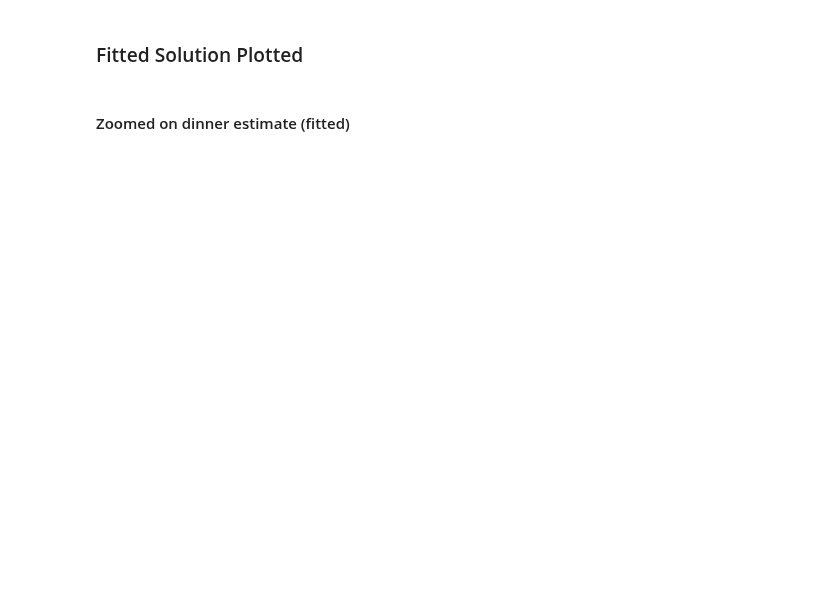
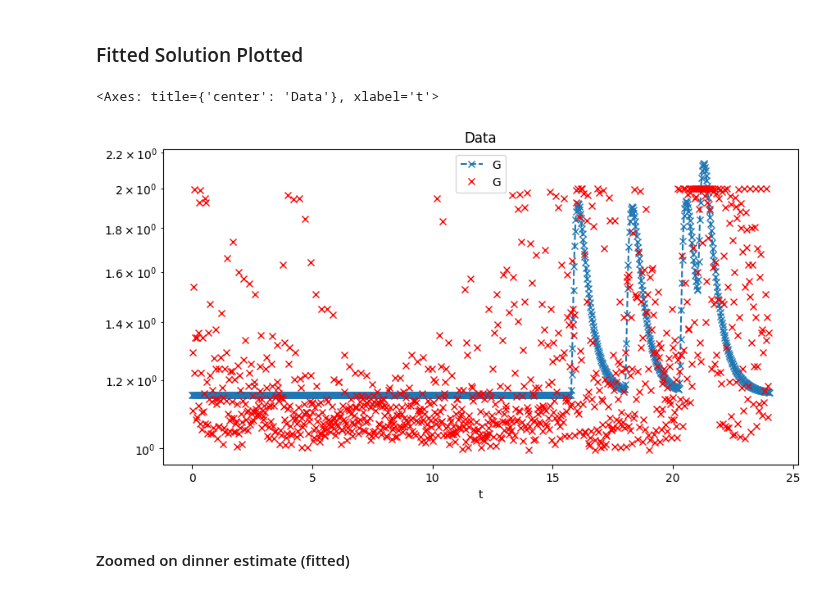
Before and after one commit to pfun-health/pfun-cma-model, a Jupyter notebook: examples/notebooks/cma-model-modular-demos.ipynb, the cells around one changed output. Cells and saved outputs as stored; diff of their text form; code cells hidden in the pictures; blank space fills up the shorter version.

```diff
--- a/examples/notebooks/cma-model-modular-demos.ipynb
+++ b/examples/notebooks/cma-model-modular-demos.ipynb
@@ -49,14 +115,7 @@ ax.get_figure()
 ### Raw fit result (solution)
 # %%
 print('model fit result')
-result = fit_model(
-    df,
-    tm_freq='1h',
-    curve_fit_kwds={
-        'ftol': 1e-18,
-        'xtol': 1e-18,
-        'method': 'L-BFGS-B',
-        })
+result = fit_model(data=df_formatted, tcol='time', tm_freq='45min')
 print(result.soln.shape)
 print(result)
 print()
@@ -86,15 +185,27 @@ print(params.generate_markdown_table())
 # %% [markdown]
 ### Fitted Solution Plotted
 # %%
-result.soln.plot(
+ax = result.soln.plot(
     x='t',
     y=['G'],
     title='Model Fit Result',
     figsize=(10, 5),
-    linestyle='',
+    linestyle='--',
     marker='x',
     logy=True
 )
+result.formatted_data.plot(
+    x='t',
+    y=['G'],
+    ax=ax,
+    linestyle='',
+    marker='x',
+    color='red',
+    title='Data',
+)
+# %% [output]
+<Axes: title={'center': 'Data'}, xlabel='t'>
+[figure, added]
 # %% [markdown]
 #### Zoomed on dinner estimate (fitted)
 # %%
```
Also changed, not shown: parts of 14 cells of this notebook, 20 other files.
